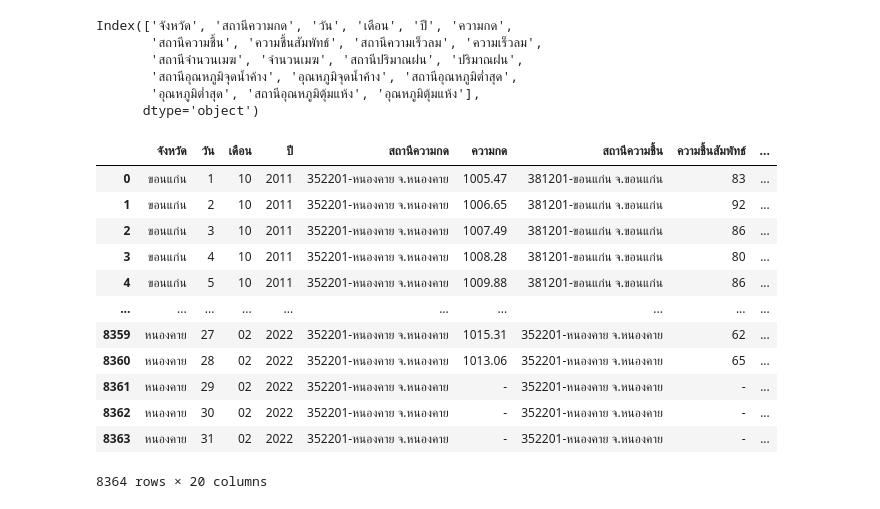
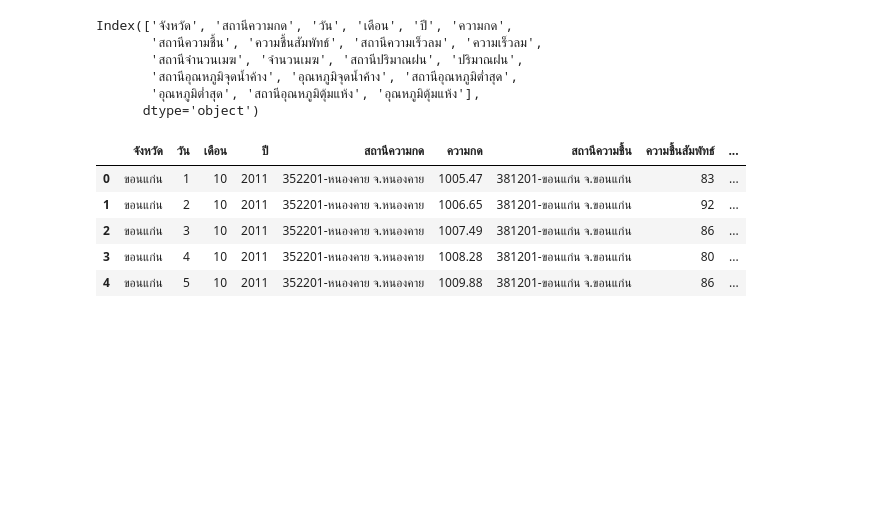
Before and after one commit to gxilly/bsc_dpdm22, a Jupyter notebook: QUIZ_GROUP.ipynb, the cells around one changed output. Saved outputs shown, nothing was run; the diff lists cells and outputs as text; code cells hidden in the pictures; blank space fills up the shorter version.

```diff
--- a/QUIZ_GROUP.ipynb
+++ b/QUIZ_GROUP.ipynb
@@ -1558,21 +1558,14 @@ Index(['จังหวัด', 'สถานีความกด', 'วัน'
 # %%
 table_merge4 = table_merge4[['จังหวัด', 'วัน', 'เดือน', 'ปี','สถานีความกด','ความกด',
        'สถานีความชื้น', 'ความชื้นสัมพัทธ์', 'สถานีความเร็วลม', 'ความเร็วลม',
        'สถานีจำนวนเมฆ', 'จำนวนเมฆ', 'สถานีปริมาณฝน', 'ปริมาณฝน',
        'สถานีอุณหภูมิจุดน้ำค้าง', 'อุณหภูมิจุดน้ำค้าง', 'สถานีอุณหภูมิต่ำสุด',
        'อุณหภูมิต่ำสุด', 'สถานีอุณหภูมิตุ้มแห้ง', 'อุณหภูมิตุ้มแห้ง']]
-table_merge4
+table_merge4.head()
 # %% [output]
 |  | จังหวัด | วัน | เดือน | ปี | สถานีความกด | ความกด | สถานีความชื้น | ความชื้นสัมพัทธ์ | ... |
 | 0 | ขอนแก่น | 1 | 10 | 2011 | 352201-หนองคาย จ.หนองคาย | 1005.47 | 381201-ขอนแก่น จ.ขอนแก่น | 83 | ... |
 | 1 | ขอนแก่น | 2 | 10 | 2011 | 352201-หนองคาย จ.หนองคาย | 1006.65 | 381201-ขอนแก่น จ.ขอนแก่น | 92 | ... |
 | 2 | ขอนแก่น | 3 | 10 | 2011 | 352201-หนองคาย จ.หนองคาย | 1007.49 | 381201-ขอนแก่น จ.ขอนแก่น | 86 | ... |
 | 3 | ขอนแก่น | 4 | 10 | 2011 | 352201-หนองคาย จ.หนองคาย | 1008.28 | 381201-ขอนแก่น จ.ขอนแก่น | 80 | ... |
 | 4 | ขอนแก่น | 5 | 10 | 2011 | 352201-หนองคาย จ.หนองคาย | 1009.88 | 381201-ขอนแก่น จ.ขอนแก่น | 86 | ... |
-| ... | ... | ... | ... | ... | ... | ... | ... | ... | ... |
-| 8359 | หนองคาย | 27 | 02 | 2022 | 352201-หนองคาย จ.หนองคาย | 1015.31 | 352201-หนองคาย จ.หนองคาย | 62 | ... |
-| 8360 | หนองคาย | 28 | 02 | 2022 | 352201-หนองคาย จ.หนองคาย | 1013.06 | 352201-หนองคาย จ.หนองคาย | 65 | ... |
-| 8361 | หนองคาย | 29 | 02 | 2022 | 352201-หนองคาย จ.หนองคาย | - | 352201-หนองคาย จ.หนองคาย | - | ... |
-| 8362 | หนองคาย | 30 | 02 | 2022 | 352201-หนองคาย จ.หนองคาย | - | 352201-หนองคาย จ.หนองคาย | - | ... |
-| 8363 | หนองคาย | 31 | 02 | 2022 | 352201-หนองคาย จ.หนองคาย | - | 352201-หนองคาย จ.หนองคาย | - | ... |
-8364 rows × 20 columns
```
